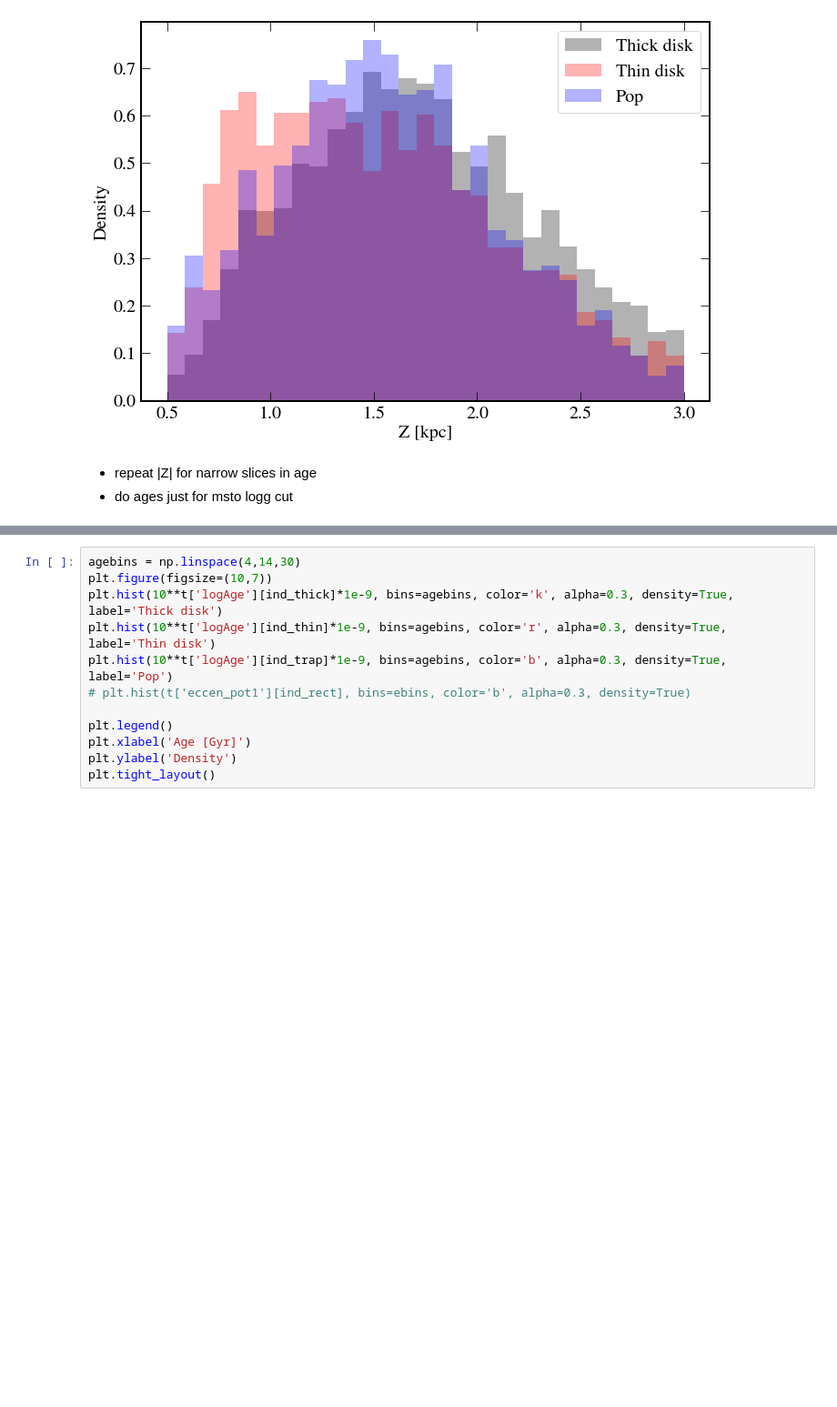
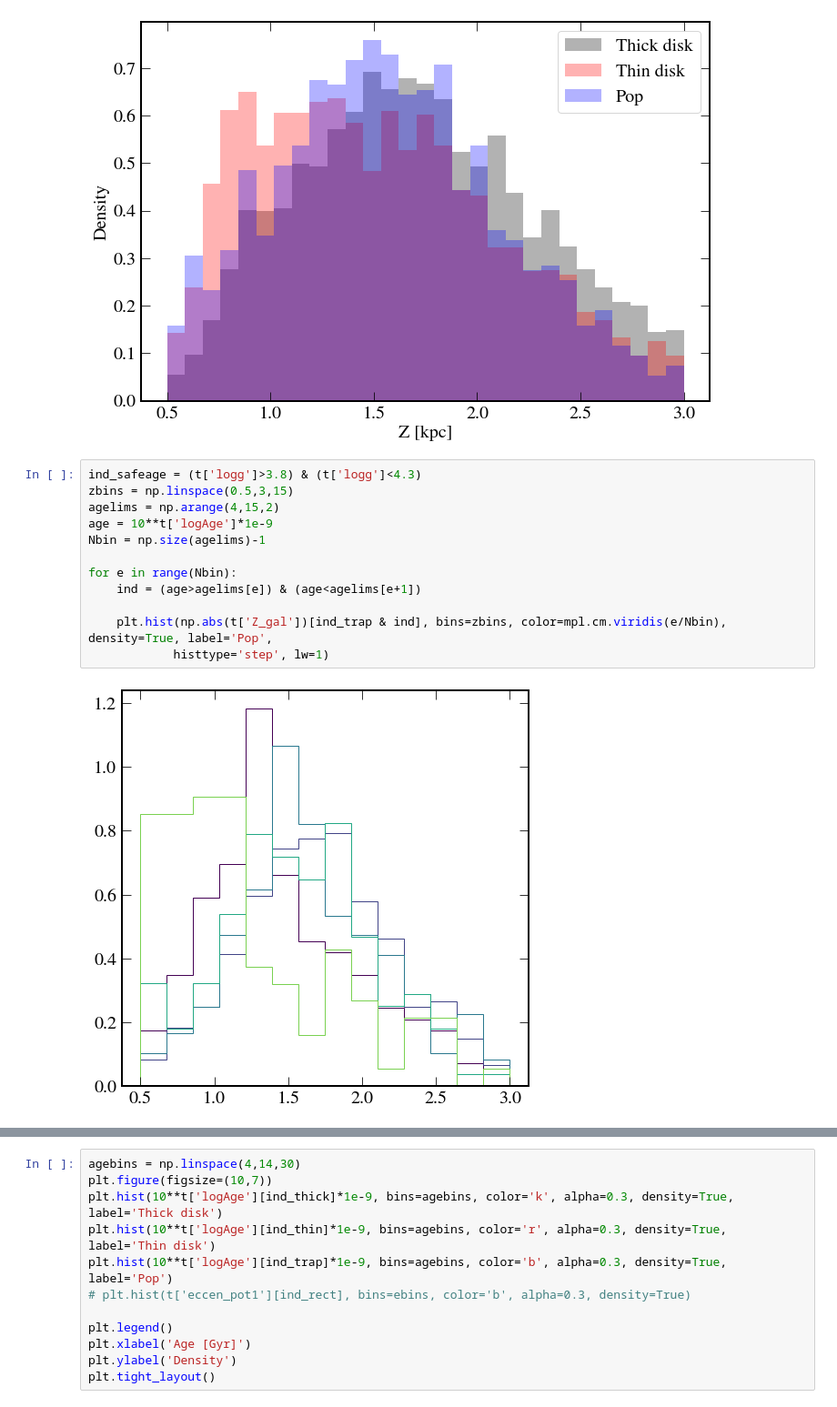
Before and after one commit to abonaca/mw_timing, a Jupyter notebook: notebooks/properties_noageprior.ipynb, the cells around one changed output, grey strips where cells are left out. Shown at 91% size. Cells and saved outputs as stored; diff of their text form; blank space fills up the shorter version.

```diff
--- a/notebooks/properties_noageprior.ipynb
+++ b/notebooks/properties_noageprior.ipynb
@@ -96,6 +96,17 @@ plt.ylabel('Density')
 plt.tight_layout()
 # %% [output]
 [figure]
-# %% [markdown]
-- repeat |Z| for narrow slices in age
-- do ages just for msto logg cut
+# %%
+ind_safeage = (t['logg']>3.8) & (t['logg']<4.3)
+zbins = np.linspace(0.5,3,15)
+agelims = np.arange(4,15,2)
+age = 10**t['logAge']*1e-9
+Nbin = np.size(agelims)-1
+
+for e in range(Nbin):
+    ind = (age>agelims[e]) & (age<agelims[e+1])
+
+    plt.hist(np.abs(t['Z_gal'])[ind_trap & ind], bins=zbins, color=mpl.cm.viridis(e/Nbin), density=True, label='Pop',
+            histtype='step', lw=1)
+# %% [output]
+[figure, added]
```
Also changed, not shown: parts of 3 cells of this notebook.
